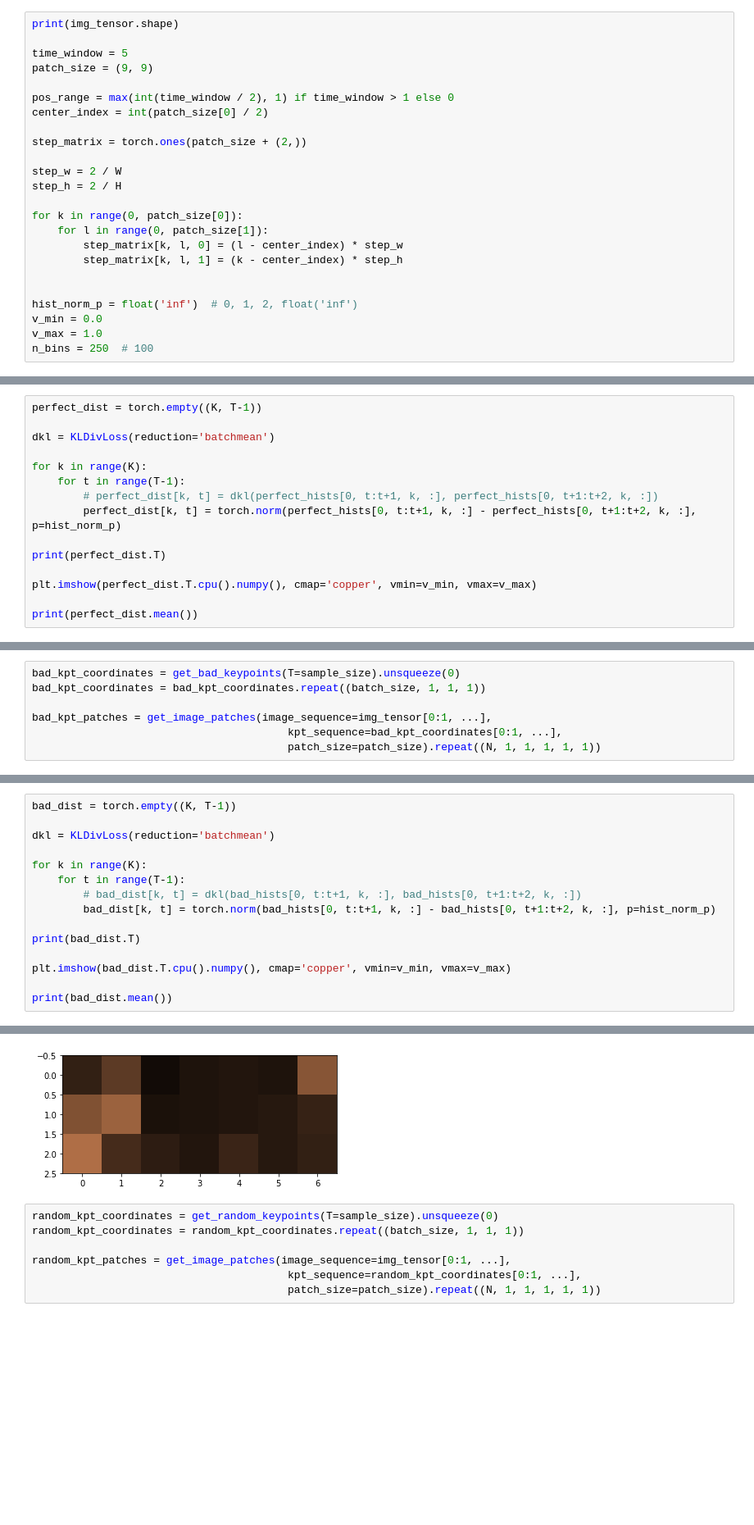
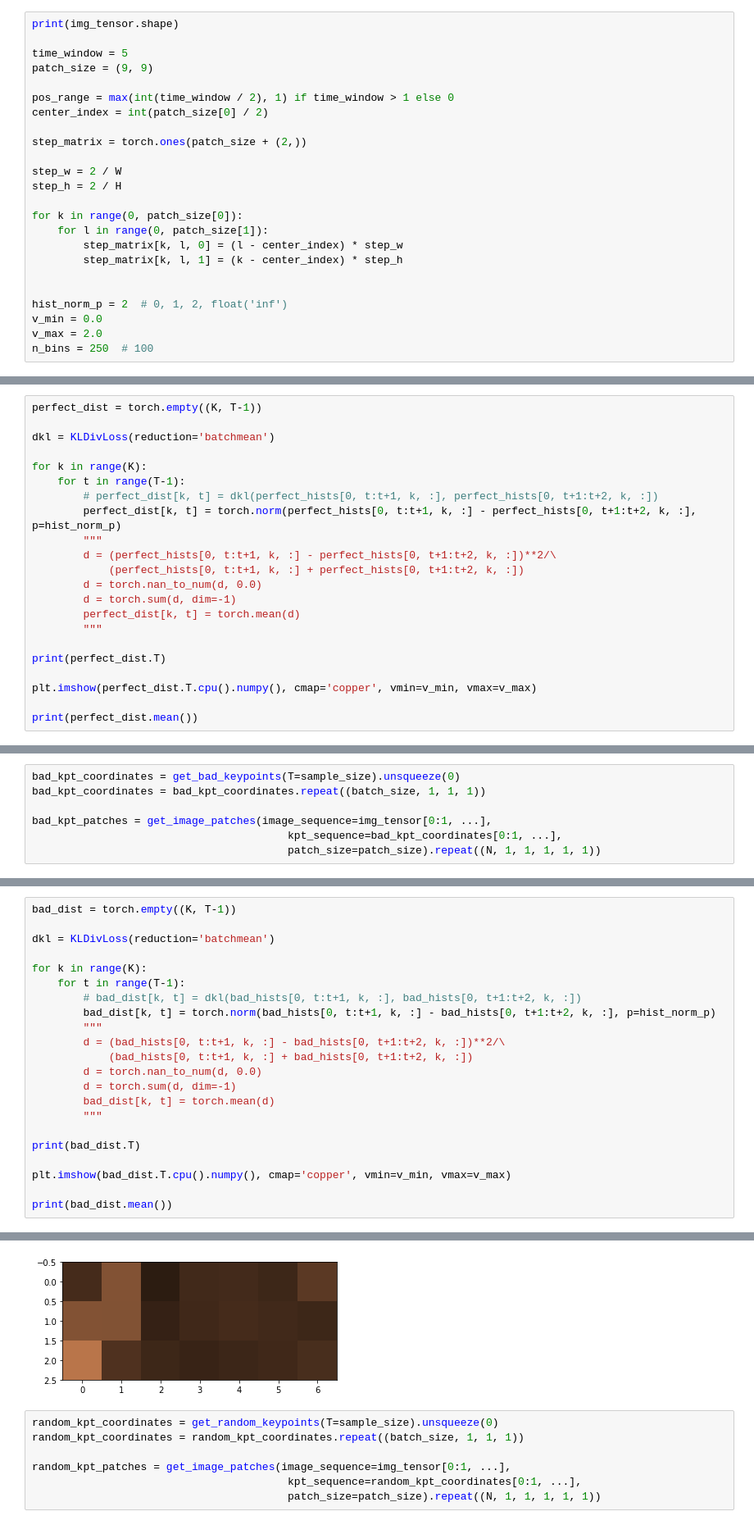
Before and after one commit to YFrisch/vssil, a Jupyter notebook: notebooks/PatchColorHistograms.ipynb, the cells around one changed output, grey strips where cells are left out. Shown at 82% size. Cells and saved outputs as stored; diff of their text form; blank space fills up the shorter version.

```diff
--- a/notebooks/PatchColorHistograms.ipynb
+++ b/notebooks/PatchColorHistograms.ipynb
@@ -42,9 +42,9 @@ for k in range(0, patch_size[0]):
         step_matrix[k, l, 1] = (k - center_index) * step_h
 
 
-hist_norm_p = float('inf')  # 0, 1, 2, float('inf')
+hist_norm_p = 2  # 0, 1, 2, float('inf')
 v_min = 0.0
-v_max = 1.0
+v_max = 2.0
 n_bins = 250  # 100
 # %% [output]
 torch.Size([16, 4, 3, 256, 256])
@@ -88,6 +88,13 @@ for k in range(K):
     for t in range(T-1):
         # perfect_dist[k, t] = dkl(perfect_hists[0, t:t+1, k, :], perfect_hists[0, t+1:t+2, k, :])
         perfect_dist[k, t] = torch.norm(perfect_hists[0, t:t+1, k, :] - perfect_hists[0, t+1:t+2, k, :], p=hist_norm_p)
+        """
+        d = (perfect_hists[0, t:t+1, k, :] - perfect_hists[0, t+1:t+2, k, :])**2/\
+            (perfect_hists[0, t:t+1, k, :] + perfect_hists[0, t+1:t+2, k, :])
+        d = torch.nan_to_num(d, 0.0)
+        d = torch.sum(d, dim=-1)
+        perfect_dist[k, t] = torch.mean(d)
+        """
 
 print(perfect_dist.T)
 
@@ -133,6 +140,13 @@ for k in range(K):
     for t in range(T-1):
         # bad_dist[k, t] = dkl(bad_hists[0, t:t+1, k, :], bad_hists[0, t+1:t+2, k, :])
         bad_dist[k, t] = torch.norm(bad_hists[0, t:t+1, k, :] - bad_hists[0, t+1:t+2, k, :], p=hist_norm_p)
+        """
+        d = (bad_hists[0, t:t+1, k, :] - bad_hists[0, t+1:t+2, k, :])**2/\
+            (bad_hists[0, t:t+1, k, :] + bad_hists[0, t+1:t+2, k, :])
+        d = torch.nan_to_num(d, 0.0)
+        d = torch.sum(d, dim=-1)
+        bad_dist[k, t] = torch.mean(d)
+        """
 
 print(bad_dist.T)
 
@@ -147,4 +161,4 @@ tensor(0.2028)
-[figure, old version]
+[figure, new version]
 # %%
 random_kpt_coordinates = get_random_keypoints(T=sample_size).unsqueeze(0)
 random_kpt_coordinates = random_kpt_coordinates.repeat((batch_size, 1, 1, 1))
```
Also changed, not shown: parts of 6 cells of this notebook, 4 other files.
